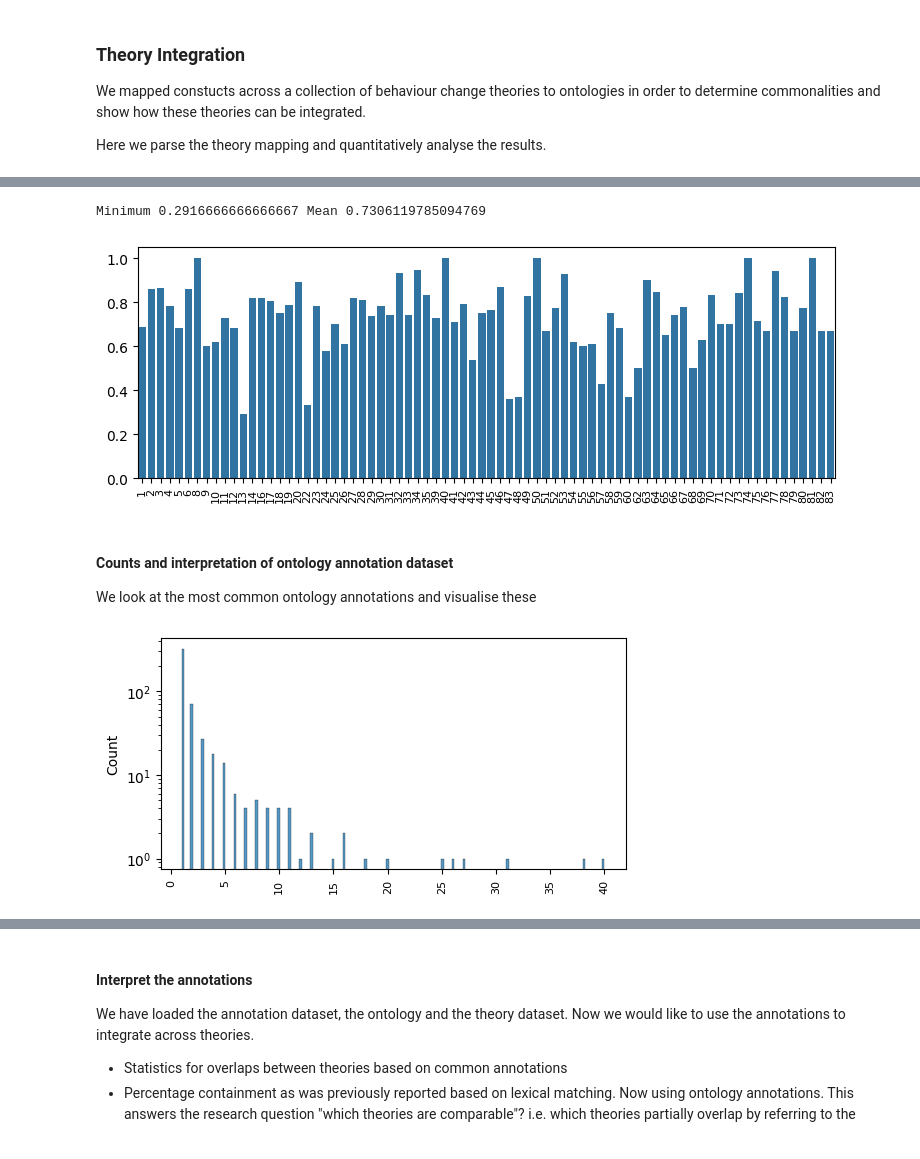
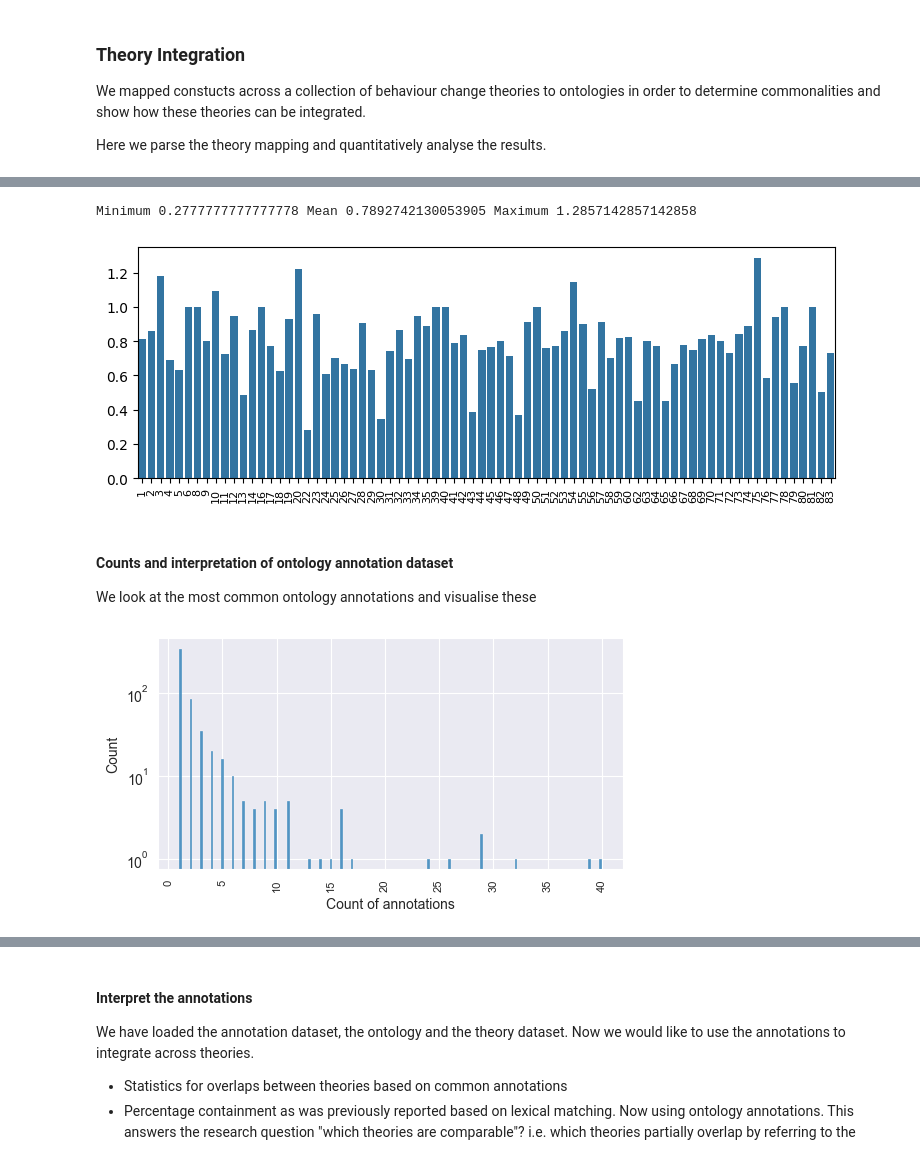
Before and after one commit to jannahastings/theory-database, a Jupyter notebook: AnalyseTheoryMapping.ipynb, the cells around one changed output, grey strips where cells are left out. Cells and saved outputs as stored; diff of their text form; code cells hidden in the pictures.

Commit message:
Updates from theory integration work

```diff
--- a/AnalyseTheoryMapping.ipynb
+++ b/AnalyseTheoryMapping.ipynb
@@ -31,0 +61,7 @@ Successfully installed contourpy-1.2.1 cycler-0.12.1 fonttools-4.53.1 kiwisolver
+# %%
+import pandas as pd
+
+# Get construct names in the theory database to use for matching
+theory_constrs = [{"Theory":t,"Construct":theories[t].constructs[c].name.strip()} for t in theories for c in theories[t].constructs]
+df_theory_constrs = pd.DataFrame(theory_constrs)
+df_theory_constrs
@@ -93,0 +138,3 @@ resultdata
+# %%
+#resultdata = parseConstructs("constructs/ConstructsOntologyMapping-20240819.xlsx")
+resultdata = parseConstructs("/Users/hastingj/Work/Python/TheoryDatabase/definitions/Final Constructs (Across Theory Mapping).xlsx")
@@ -184,7 +295,13 @@ BCIO:040000 individual human activity
 ontoid_counts = resultdata['Ontology_ID'].value_counts()
 
 for (cid, count) in ontoid_counts.items():
+    if cid == 0:
+        continue
     ciri = onto.get_iri_for_id(cid)
-    clabel = onto.get_annotation(ciri, RDFSLABEL)
-    print(cid,ciri,clabel,count)
+    if ciri:
+        clabel = onto.get_annotation(ciri, RDFSLABEL)
+    else:
+        print("No IRI found for ID",cid)
+    if not clabel:
+        print(cid,ciri,clabel,count)
 # %% [output]
@@ -295,15 +391,15 @@ theory_proportion_annot = [(k,v/theory_construct_lens[k]) for k,v in annot_nums]
 
 theory_proportion_annot
 
-print("Minimum",min([v for (k,v) in theory_proportion_annot]),"Mean",statistics.mean([v for (k,v) in theory_proportion_annot]))
+print("Minimum",min([v for (k,v) in theory_proportion_annot]),"Mean",statistics.mean([v for (k,v) in theory_proportion_annot]),"Maximum",max([v for (k,v) in theory_proportion_annot]))
 
 plt.figure(figsize=(9, 3))
 sns.barplot({k:v for (k,v) in theory_proportion_annot})
 plt.xticks(rotation=90,fontsize=8)
 plt.show()
 # %% [output]
-Minimum 0.2916666666666667 Mean 0.7306119785094769
+Minimum 0.2777777777777778 Mean 0.7892742130053905 Maximum 1.2857142857142858
-[figure, old version]
+[figure, new version]
 # %% [markdown]
 #### Counts and interpretation of ontology annotation dataset
 
@@ -311,22 +407,24 @@ We look at the most common ontology annotations and visualise these
 # %%
 ontolabel_counts = {}
 
 for (cid, count) in ontoid_counts.items():
-    ciri = onto.get_iri_for_id(cid)
-    if ciri:
-        clabel = onto.get_annotation(ciri, RDFSLABEL)
-        #print(cid,ciri,clabel,count)
-        if clabel:
-            ontolabel_counts[cid+" "+clabel]=count
-        else:
-            ontolabel_counts[cid]=count
+    if isinstance(cid,str):
+        ciri = onto.get_iri_for_id(cid)
+        if ciri:
+            clabel = onto.get_annotation(ciri, RDFSLABEL)
+            #print(cid,ciri,clabel,count)
+            if clabel:
+                ontolabel_counts[cid+" "+clabel]=count
+            else:
+                ontolabel_counts[cid]=count
 
 plt.figure(figsize=(6, 3))
-sns.histplot(ontoid_counts.values,log=True)
+sns.histplot(ontoid_counts.values ,log=True)
 plt.xticks(rotation=90,fontsize=8)
+plt.xlabel("Count of annotations")
 plt.show()
 # %% [output]
-[figure, old version]
+[figure, new version]
 # %%
 selected_ontocounts = {k:v for k,v in ontolabel_counts.items() if v>=10}
 
```
Also changed, not shown: parts of 51 cells of this notebook, 3 other files.
